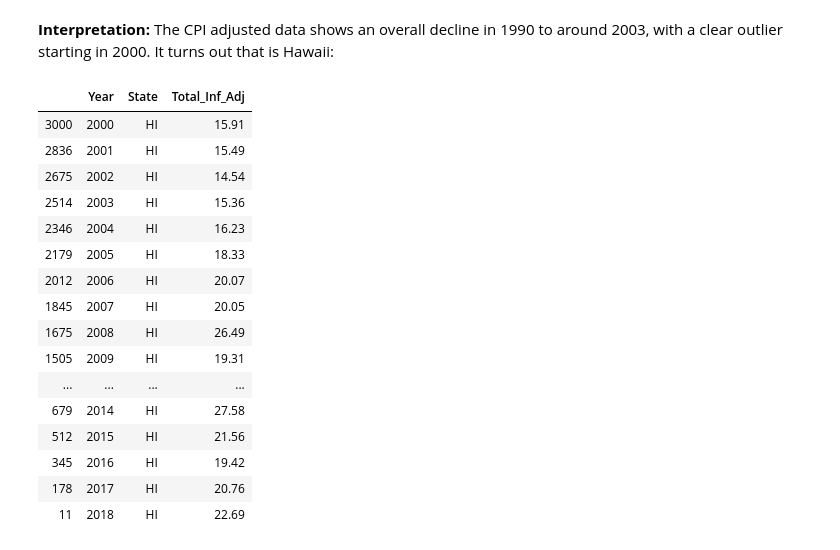
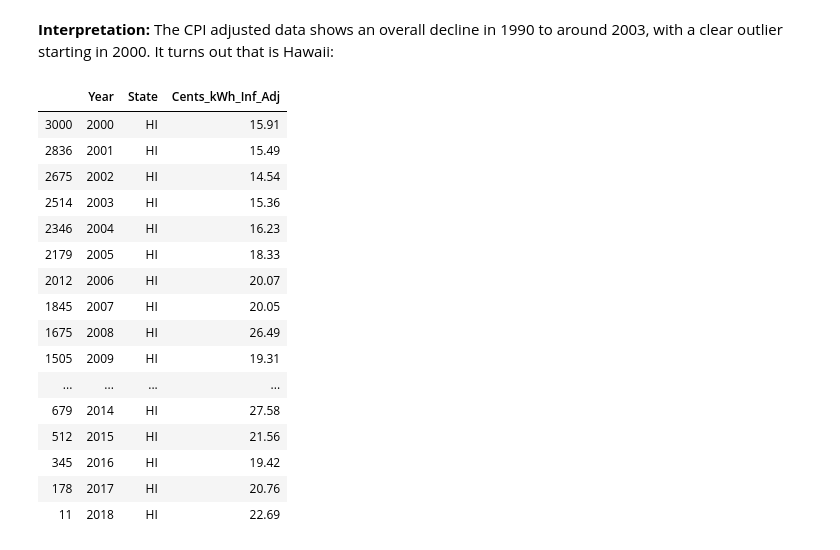
Before and after one commit to asternick/dsi9-capstone, a Jupyter notebook: electricity_rates.ipynb, the cells around one changed output. Cells and saved outputs as stored; diff of their text form; code cells hidden in the pictures.

```diff
--- a/electricity_rates.ipynb
+++ b/electricity_rates.ipynb
@@ -162,7 +182,7 @@ def inflate(row):
 # %%
-dfp['Total_Inf_Adj'] = np.round(dfp.apply(inflate, axis = 1), 2)
+dfr['Cents_kWh_Inf_Adj'] = np.round(dfr.apply(inflate, axis = 1), 2)
 # %% [markdown]
 We no longer need the pre-inflation adjusted "Total" column:
 # %%
-dfp.drop(columns = "Total", inplace = True)
+dfr.drop(columns = "Cents_kWh", inplace = True)
 # %%
@@ -189,16 +209,16 @@ ax.tick_params(labelsize=15)
 **Interpretation:** The CPI adjusted data shows an overall decline in 1990 to around 2003, with a clear outlier starting in 2000. It turns out that is Hawaii:
 # %%
 #Instantiate a "number one!" dataframe:
-dfp_num_1 = pd.DataFrame()
+dfr_num_1 = pd.DataFrame()
 # %%
 # Collect our highest electricity price:
 for i in range(2000, 2019):
-    dfp_num_1 = pd.concat([dfp_num_1, dfp[dfp['Year'] == i].nlargest(1, "Total_Inf_Adj")])
+    dfr_num_1 = pd.concat([dfr_num_1, dfr[dfr['Year'] == i].nlargest(1, "Cents_kWh_Inf_Adj")])
 # %%
 # Hawaii breaks away from the pack in 2000 - something worth investigating!
-dfp_num_1
+dfr_num_1
 # %% [output]
-|  | Year | State | Total_Inf_Adj |
+|  | Year | State | Cents_kWh_Inf_Adj |
 | 3000 | 2000 | HI | 15.91 |
 | 2836 | 2001 | HI | 15.49 |
 | 2675 | 2002 | HI | 14.54 |
```
Also changed, not shown: parts of 27 cells of this notebook, 8 other files.
